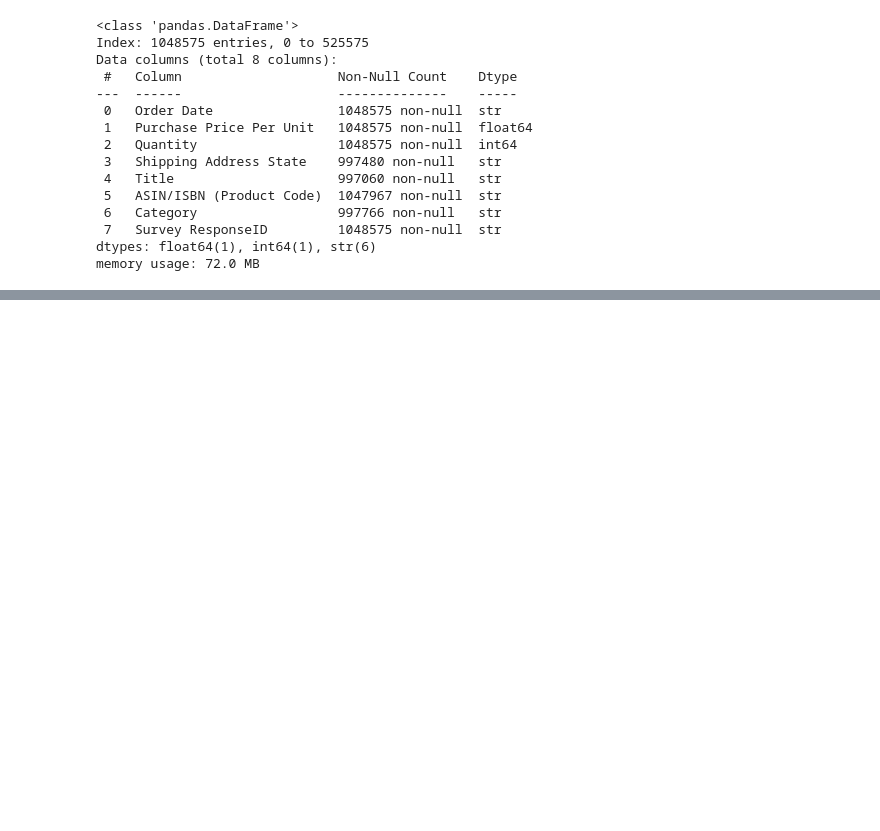
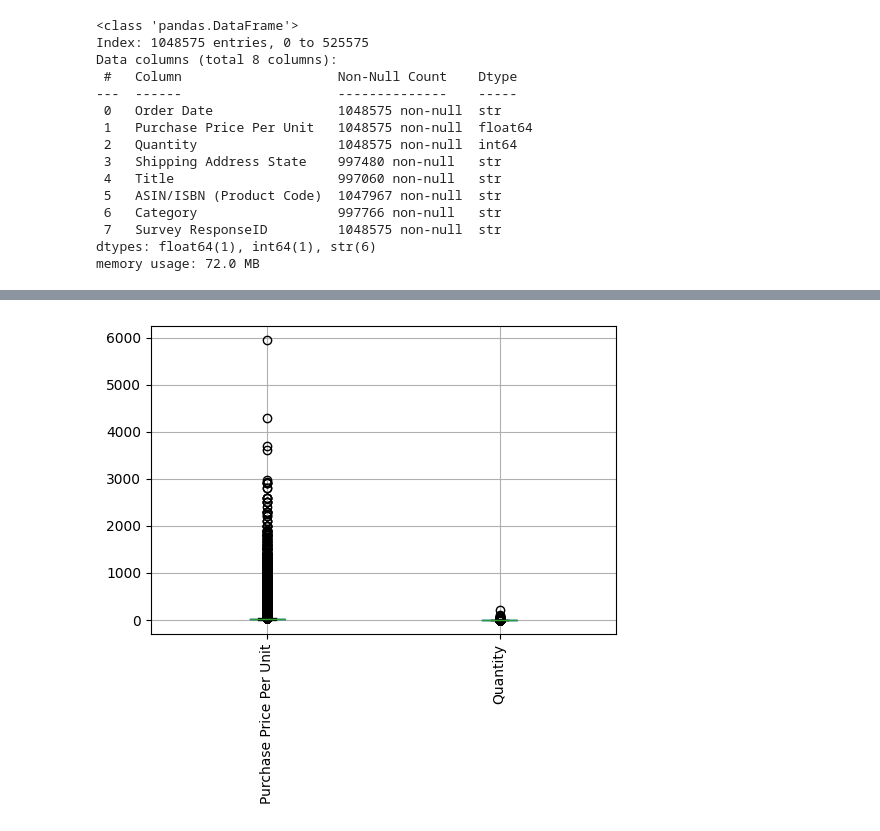
Before and after one commit to SU-IST707-SP26/group-project-bas-team, a Jupyter notebook: work/dataframe-creation.ipynb, the cells around one changed output, grey strips where cells are left out. Saved outputs shown, nothing was run; the diff lists cells and outputs as text; code cells hidden in the pictures; blank space fills up the shorter version.

```diff
--- a/work/dataframe-creation.ipynb
+++ b/work/dataframe-creation.ipynb
@@ -49,0 +196,7 @@ memory usage: 72.0 MB
+# %%
+#Check for outliers in numeric columns
+amazon.boxplot(figsize=(6,4))
+plt.xticks(rotation=90)
+plt.show()
+# %% [output]
+[figure, added]
```
Also changed, not shown: parts of 14 cells of this notebook.
